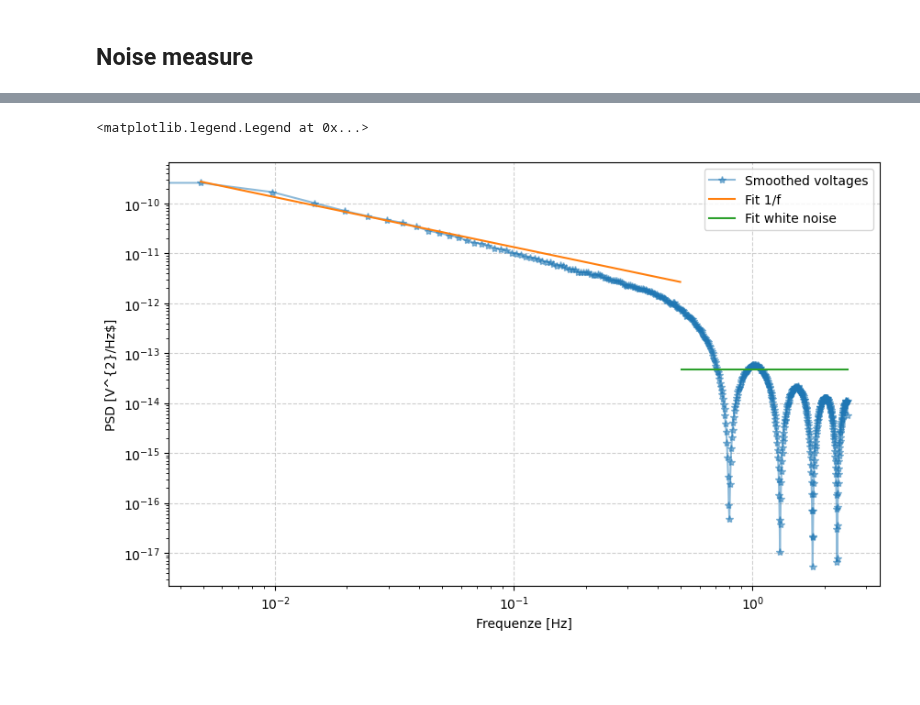
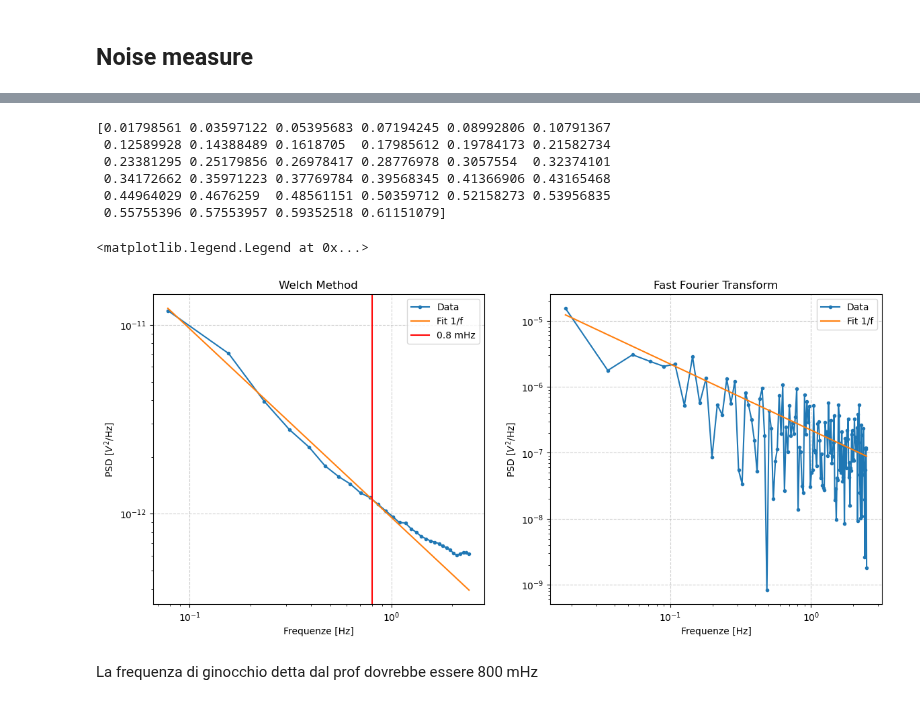
Before and after one commit to Doldz/DRM_RadioLab, a Jupyter notebook: dati_T_noise/calcolo_T_noise.ipynb, the cells around one changed output, grey strips where cells are left out. Cells and saved outputs as stored; diff of their text form; code cells hidden in the pictures; blank space fills up the shorter version.

```diff
--- a/dati_T_noise/calcolo_T_noise.ipynb
+++ b/dati_T_noise/calcolo_T_noise.ipynb
@@ -225,13 +409,13 @@ ax.legend()
 # %%
 # dt sampling rate of the multimeter
-dt = 0.2
-fs = 1.0 / dt
+dt = 0.2 # integration time of the multimeter
+fs = 1.0 / dt #window of welch algorithm
 
 
-frequencies, psd = welch(smoothed_voltages, fs=fs,nperseg=1024)
+frequencies, psd = welch(volts_detrended, fs=fs,nperseg=64)
 
 #low / high frequencies mask for fit (and exclude the 0.0 freq.)
-lf_mask = (frequencies < 0.5) & (frequencies > 0.0)
+lf_mask = (frequencies > 0.0 )&( frequencies < 0.8)
 
 hf_mask = (frequencies > 0.5)
 
@@ -248,20 +432,54 @@ def f1_noise(f,a):
 def white(f,k):
     return [k for _ in f]
 
-a,pcov = curve_fit(f1_noise,lf,l_psd)
-k,pcov = curve_fit(white,hf,h_psd)
+a,pcov = curve_fit(f1_noise,frequencies[1:],psd[1:])
+#k,pcov = curve_fit(white,hf,h_psd)
+
+
+k = 300
+N = int(len(volts)/k)+1
+N_2 = int(N/2)
+x = np.linspace(0.0, N*dt, N, endpoint=False)
+yf = np.abs(fft(volts)[::k+1])**2
+
+# i take only the positive part of the frequency and discard the frequenci 0 Hz
+
+xf = fftfreq(N, dt)[1:N_2]
+yf = yf[1:N_2]
+
+a_fft,pcov_fft = curve_fit(f1_noise,xf[:int(N_2/4)],yf[:int(N_2/4)] )
+
+print(xf[:int(N_2/4)])
+# %% [output]
+[0.01798561 0.03597122 0.05395683 0.07194245 0.08992806 0.10791367
+ 0.12589928 0.14388489 0.1618705  0.17985612 0.19784173 0.21582734
+ 0.23381295 0.25179856 0.26978417 0.28776978 0.3057554  0.32374101
+ 0.34172662 0.35971223 0.37769784 0.39568345 0.41366906 0.43165468
+ 0.44964029 0.4676259  0.48561151 0.50359712 0.52158273 0.53956835
+ 0.55755396 0.57553957 0.59352518 0.61151079]
 # %%
-fig, ax = plt.subplots(figsize=(10, 6))
+fig, (ax1,ax2) = plt.subplots(1,2, figsize=(14, 6))
 
-ax.loglog(frequencies,psd,label = 'Smoothed voltages',alpha = 0.5, marker = '*')
-ax.plot(lf,f1_noise(lf,a),label=r"Fit 1/f")
-ax.plot(hf,white(hf,k),label=r"Fit white noise")
-ax.set_xlabel('Frequenze [Hz]')
-ax.set_ylabel(r'PSD [V^{2}/Hz$]')
-ax.grid(True, linestyle='--', alpha=0.6)
+ax1.loglog(frequencies[1:-1],psd[1:-1],label = 'Data', marker = '.')
+ax1.plot(frequencies[1:-1],f1_noise(frequencies[1:-1],a),label=r"Fit 1/f")
+
+ax1.set_xlabel('Frequenze [Hz]')
+ax1.set_ylabel(fr'PSD $[V^{2}$/Hz]')
+ax1.axvline(0.8,label = "0.8 mHz",c="red")
+ax1.set_title("Welch Method")
+ax1.grid(True, linestyle='--', alpha=0.6)
+ax1.legend()
 
 
-ax.legend()
+ax2.loglog(xf,yf,label = 'Data',marker = '.')
+ax2.plot(xf,f1_noise(xf,a_fft),label=r"Fit 1/f")
+ax2.set_xlabel('Frequenze [Hz]')
+ax2.set_ylabel(fr'PSD $[V^{2}$/Hz]')
+ax2.set_title("Fast Fourier Transform")
+ax2.grid(True, linestyle='--', alpha=0.6)
+ax2.legend()
 # %% [output]
 <matplotlib.legend.Legend at 0x...>
-[figure, old version]
+[figure, new version]
+# %% [markdown]
+La frequenza di ginocchio detta dal prof dovrebbe essere 800 mHz
```
Also changed, not shown: parts of 14 cells of this notebook, 3 other files.
